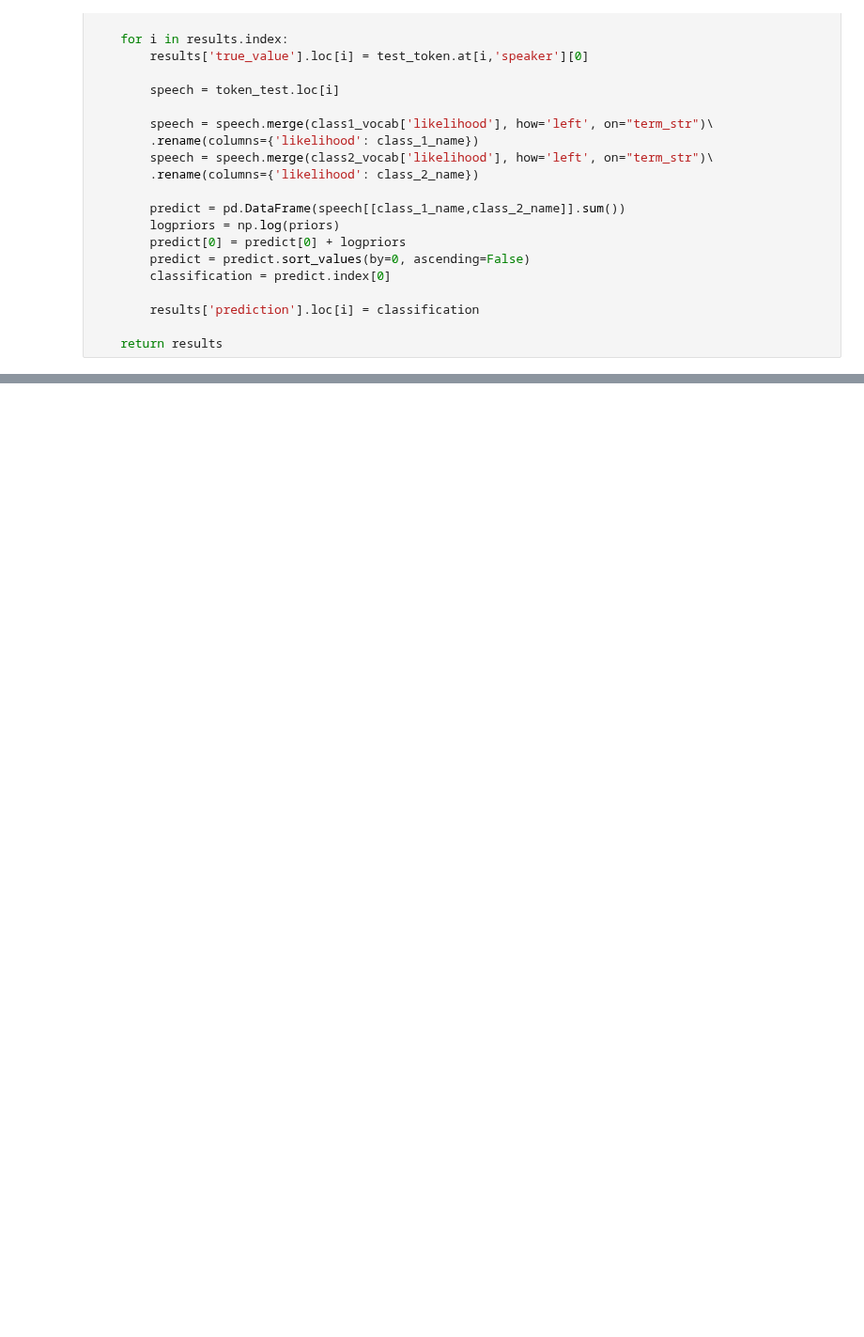
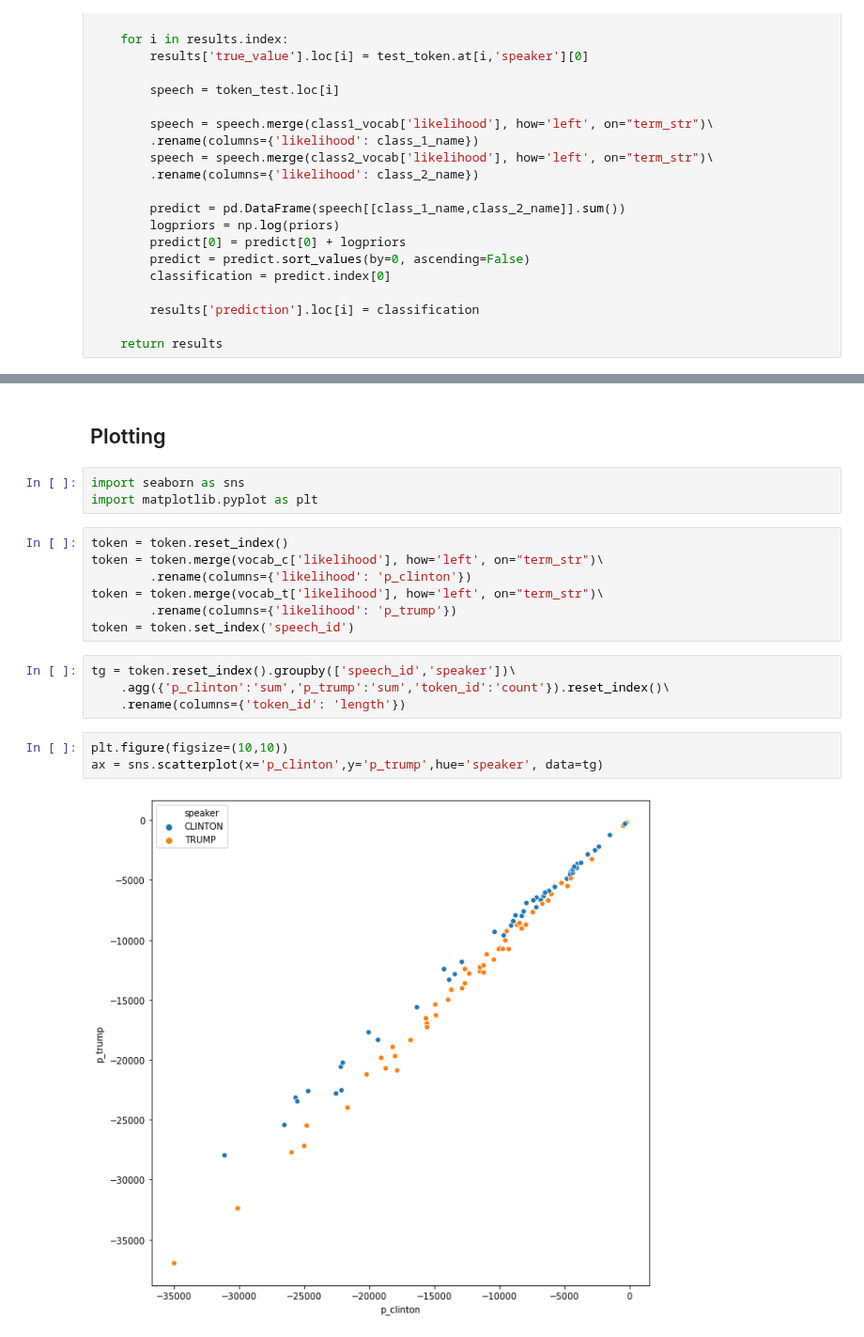
Before and after one commit to kfinity/capstone-speeches, a Jupyter notebook: 2016 text analysis.ipynb, the cells around one changed output, grey strips where cells are left out. Shown at 94% size. Saved outputs shown, nothing was run; the diff lists cells and outputs as text; blank space fills up the shorter version.

Commit message:
added plots, tweaked likelihood

```diff
--- a/2016 text analysis.ipynb
+++ b/2016 text analysis.ipynb
@@ -292,0 +351,21 @@ predict
+# %% [markdown]
+## Plotting
+# %%
+import seaborn as sns
+import matplotlib.pyplot as plt
+# %%
+token = token.reset_index()
+token = token.merge(vocab_c['likelihood'], how='left', on="term_str")\
+        .rename(columns={'likelihood': 'p_clinton'})
+token = token.merge(vocab_t['likelihood'], how='left', on="term_str")\
+        .rename(columns={'likelihood': 'p_trump'})
+token = token.set_index('speech_id')
+# %%
+tg = token.reset_index().groupby(['speech_id','speaker'])\
+    .agg({'p_clinton':'sum','p_trump':'sum','token_id':'count'}).reset_index()\
+    .rename(columns={'token_id': 'length'})
+# %%
+plt.figure(figsize=(10,10))
+ax = sns.scatterplot(x='p_clinton',y='p_trump',hue='speaker', data=tg)
+# %% [output]
+[figure, added]
```
Also changed, not shown: parts of 20 cells of this notebook.
